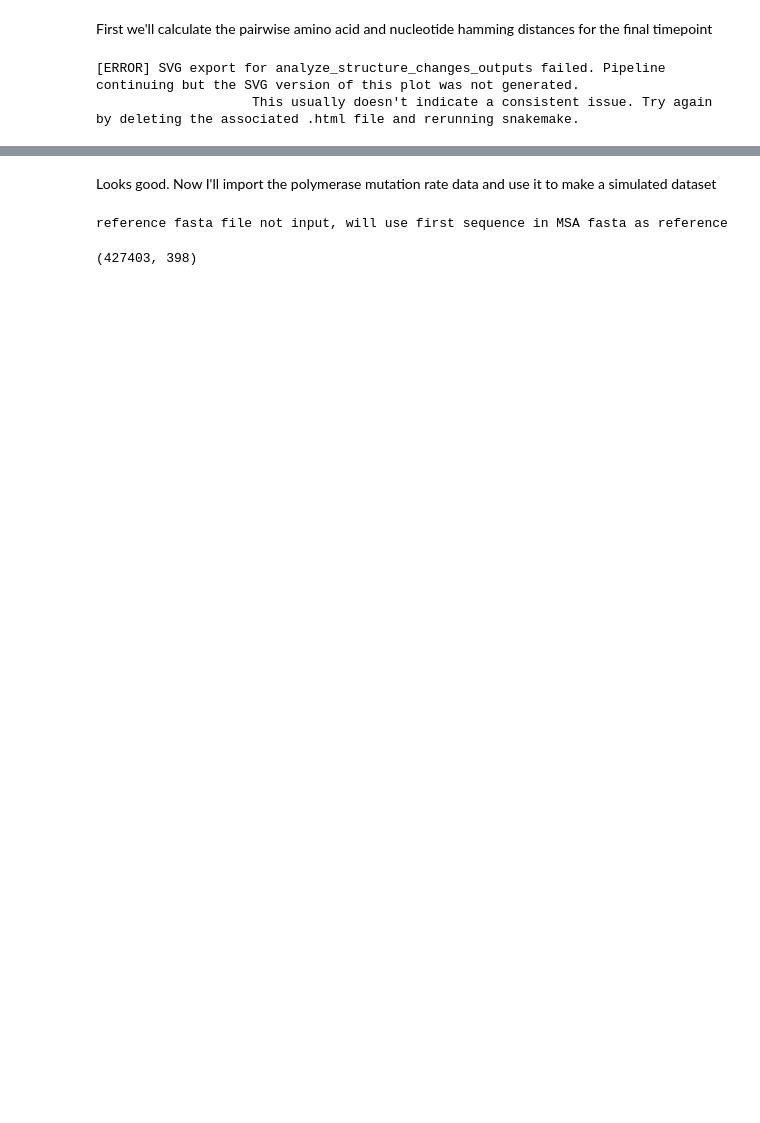
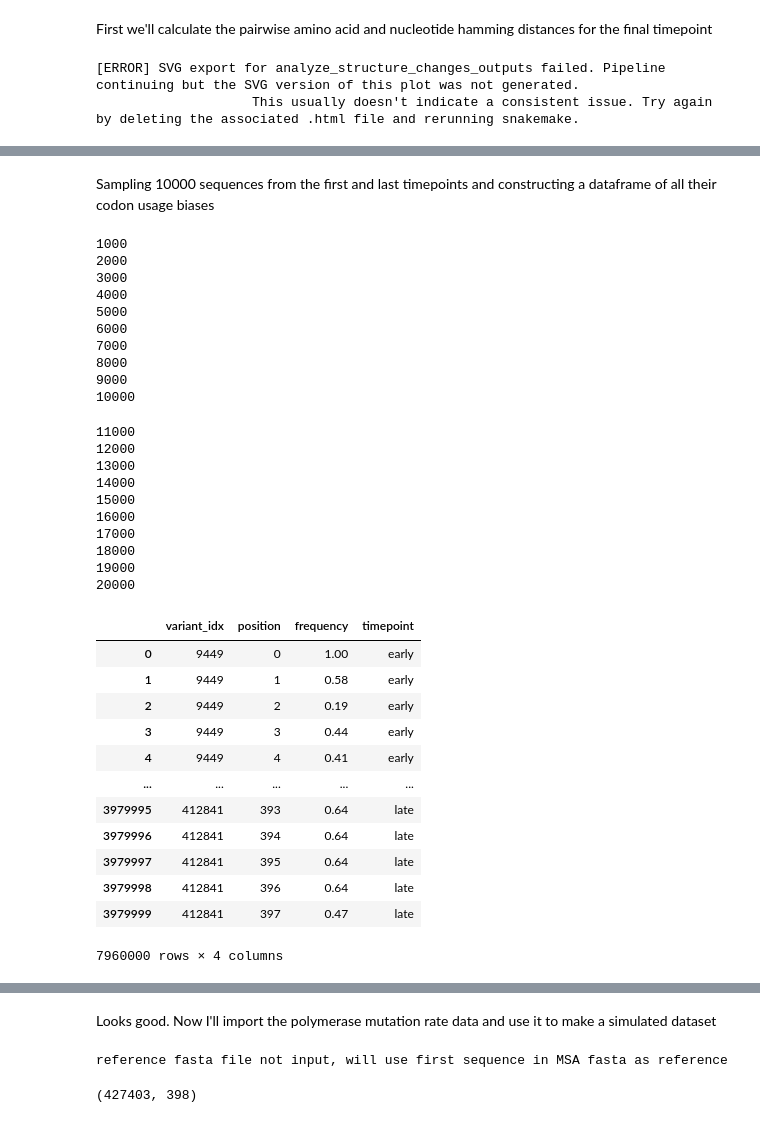
Before and after one commit to liusynevolab/OrthoRep_Rix_2024, a Jupyter notebook: maple_runs/2022-08-25_HTS7_TrpB-IE5/for_figures/analyze_structure_changes.ipynb, the cells around one changed output, grey strips where cells are left out. Cells and saved outputs as stored; diff of their text form; code cells hidden in the pictures; blank space fills up the shorter version.

```diff
--- a/maple_runs/2022-08-25_HTS7_TrpB-IE5/for_figures/analyze_structure_changes.ipynb
+++ b/maple_runs/2022-08-25_HTS7_TrpB-IE5/for_figures/analyze_structure_changes.ipynb
@@ -125,0 +112,79 @@ Some or all properties that we look at may be influenced by polymerase mutation
+# %% [markdown]
+Sampling 10000 sequences from the first and last timepoints and constructing a dataframe of all their codon usage biases
+# %%
+def get_longest_ORF(sequence):
+    return max(re.findall(r'ATG(?:(?!TAA|TAG|TGA)...)*(?:TAA|TAG|TGA)',sequence), key = len)
+
+columns = ['variant_idx', 'position', 'frequency']
+ORF = get_longest_ORF(analyzer.ref_seq['NT'].string)
+start_position = analyzer.ref_seq['NT'].string.find(ORF)
+end_position = start_position + len(ORF)
+reference_integer = analyzer.ref_seq['NT'].integer[start_position:end_position]
+count_dict = {0:0,1:0,2:0}
+count = 0
+
+codon_frequencies = pd.DataFrame([], columns=columns)
+
+for time, timepoints in (('early', [50,70]), ('late', [480,540])):
+
+    idx = analyzer.genotypes[(analyzer.genotypes['timepoint'].isin(timepoints))].sample(n=10000).index.tolist()
+    rows = []
+
+    for seq_idx in idx:
+        sequence_integer = analyzer.integer_matrix['NT'][seq_idx,start_position:end_position]
+        for codon_start in range(0, len(sequence_integer), 3):
+            t0 = now()
+            codon_idx = codon_start // 3
+            codon_end = codon_start + 3
+            t1 = now()
+            codon_integer = tuple(analyzer.integer_matrix['NT'][seq_idx, start_position+codon_start:start_position+codon_end])
+            t2 = now()
+            rows.append([seq_idx, codon_idx, table_integers[codon_integer]])
+            t3 = now()
+            count_dict[0] += t1-t0
+            count_dict[1] += t2-t1
+            count_dict[2] += t3-t2
+        count += 1
+        if count % 1000 == 0:
+            print(count)
+            count_dict = {0:0,1:0,2:0}
+
+    codon_frequencies = pd.concat([codon_frequencies,
+                                   pd.DataFrame(rows, columns=columns)
+                                      .assign(timepoint=time)
+                                    ])
+codon_frequencies
+# %% [output]
+1000
+2000
+3000
+4000
+5000
+6000
+7000
+8000
+9000
+10000
+11000
+12000
+13000
+14000
+15000
+16000
+17000
+18000
+19000
+20000
+|  | variant_idx | position | frequency | timepoint |
+| 0 | 9449 | 0 | 1.00 | early |
+| 1 | 9449 | 1 | 0.58 | early |
+| 2 | 9449 | 2 | 0.19 | early |
+| 3 | 9449 | 3 | 0.44 | early |
+| 4 | 9449 | 4 | 0.41 | early |
+| ... | ... | ... | ... | ... |
+| 3979995 | 412841 | 393 | 0.64 | late |
+| 3979996 | 412841 | 394 | 0.64 | late |
+| 3979997 | 412841 | 395 | 0.64 | late |
+| 3979998 | 412841 | 396 | 0.64 | late |
+| 3979999 | 412841 | 397 | 0.47 | late |
+7960000 rows × 4 columns
```
Also changed, not shown: parts of 61 cells of this notebook.
